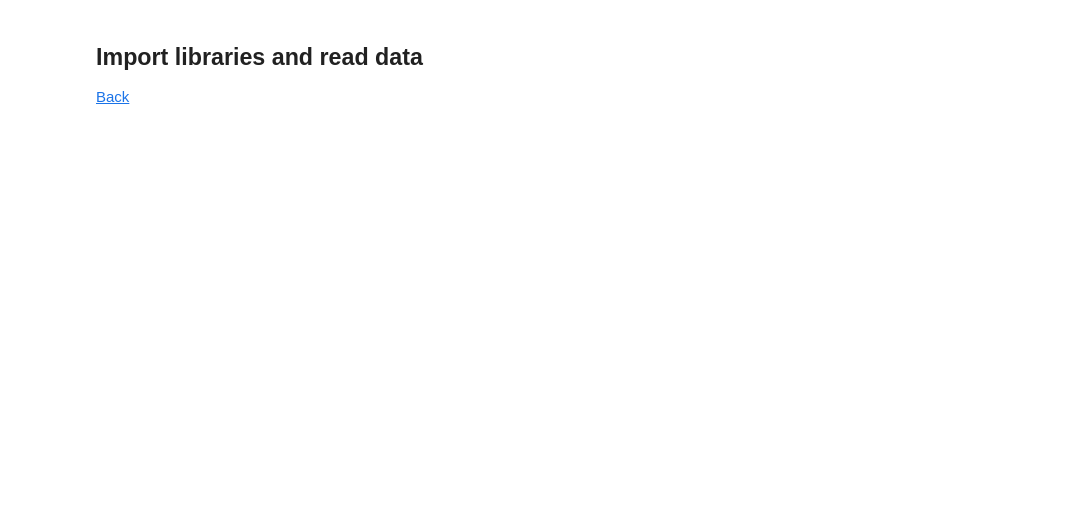
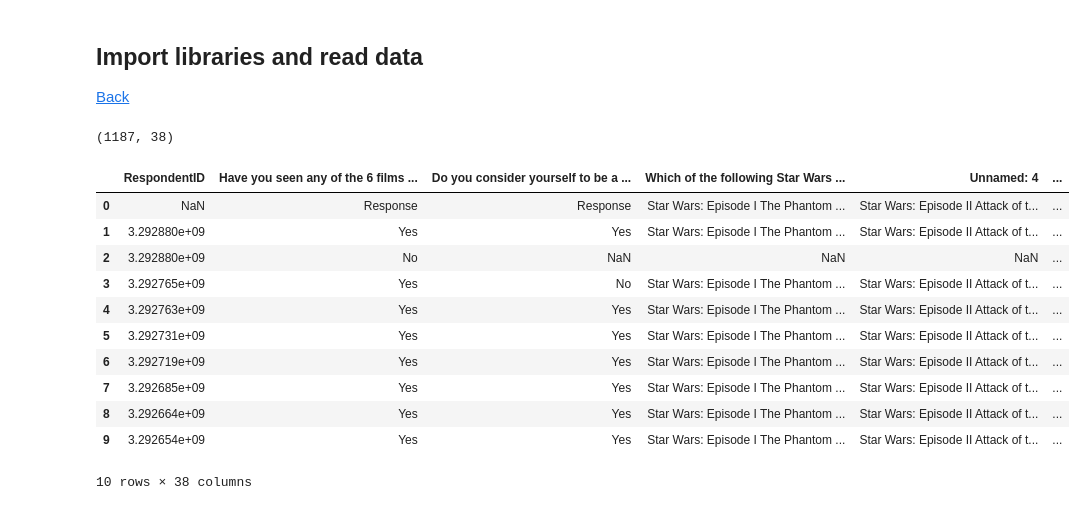
Before and after one commit to lucabro81/dataquest-projects, a Jupyter notebook: star_wars_survey/star_wars_survey.ipynb, the cells around one changed output. Saved outputs shown, nothing was run; the diff lists cells and outputs as text; code cells hidden in the pictures; blank space fills up the shorter version.

```diff
--- a/star_wars_survey/star_wars_survey.ipynb
+++ b/star_wars_survey/star_wars_survey.ipynb
@@ -22,3 +35,20 @@ import matplotlib.pyplot as plt
 %matplotlib inline
 # %%
 star_wars = pd.read_csv('star_wars.csv', encoding='ISO-8859-1')
+# %%
+print(star_wars.shape)
+star_wars.head(10)
+# %% [output]
+(1187, 38)
+|  | RespondentID | Have you seen any of the 6 films ... | Do you consider yourself to be a ... | Which of the following Star Wars ... | Unnamed: 4 | ... |
+| 0 | NaN | Response | Response | Star Wars: Episode I The Phantom ... | Star Wars: Episode II Attack of t... | ... |
+| 1 | 3.292880e+09 | Yes | Yes | Star Wars: Episode I The Phantom ... | Star Wars: Episode II Attack of t... | ... |
+| 2 | 3.292880e+09 | No | NaN | NaN | NaN | ... |
+| 3 | 3.292765e+09 | Yes | No | Star Wars: Episode I The Phantom ... | Star Wars: Episode II Attack of t... | ... |
+| 4 | 3.292763e+09 | Yes | Yes | Star Wars: Episode I The Phantom ... | Star Wars: Episode II Attack of t... | ... |
+| 5 | 3.292731e+09 | Yes | Yes | Star Wars: Episode I The Phantom ... | Star Wars: Episode II Attack of t... | ... |
+| 6 | 3.292719e+09 | Yes | Yes | Star Wars: Episode I The Phantom ... | Star Wars: Episode II Attack of t... | ... |
+| 7 | 3.292685e+09 | Yes | Yes | Star Wars: Episode I The Phantom ... | Star Wars: Episode II Attack of t... | ... |
+| 8 | 3.292664e+09 | Yes | Yes | Star Wars: Episode I The Phantom ... | Star Wars: Episode II Attack of t... | ... |
+| 9 | 3.292654e+09 | Yes | Yes | Star Wars: Episode I The Phantom ... | Star Wars: Episode II Attack of t... | ... |
+10 rows × 38 columns
```
Also changed, not shown: parts of 4 cells of this notebook.
